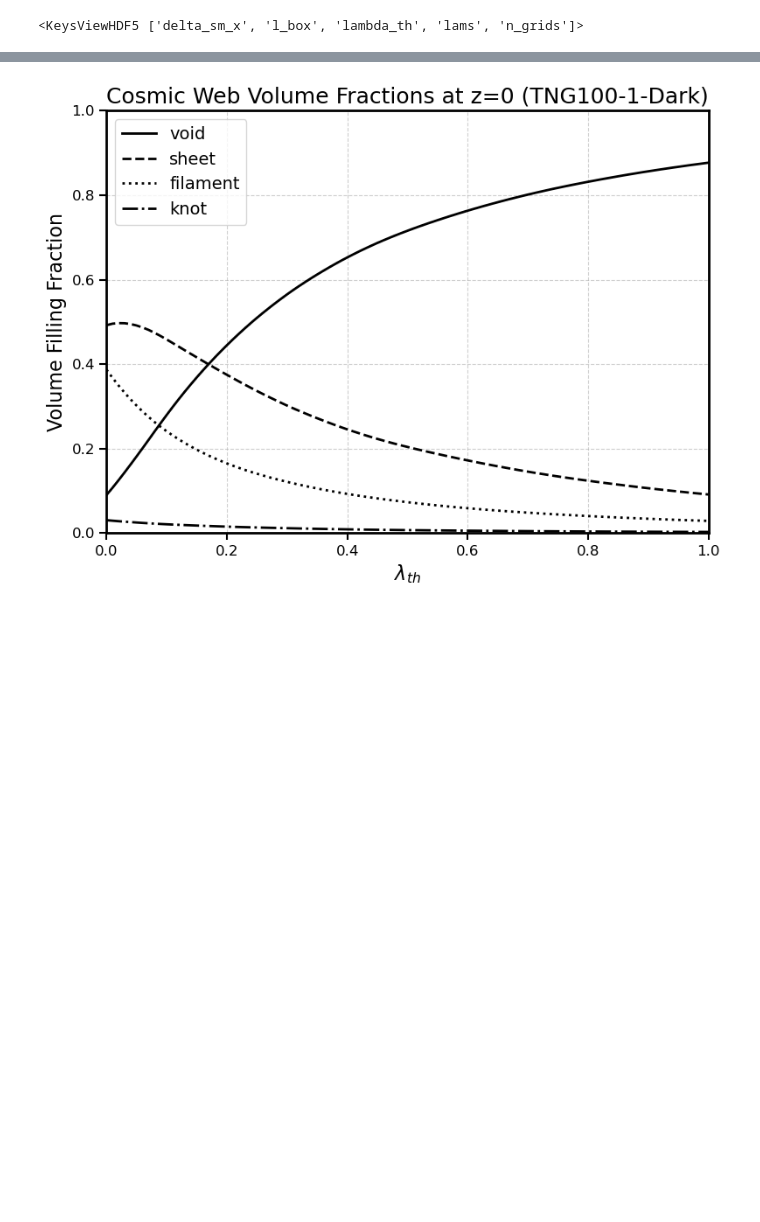
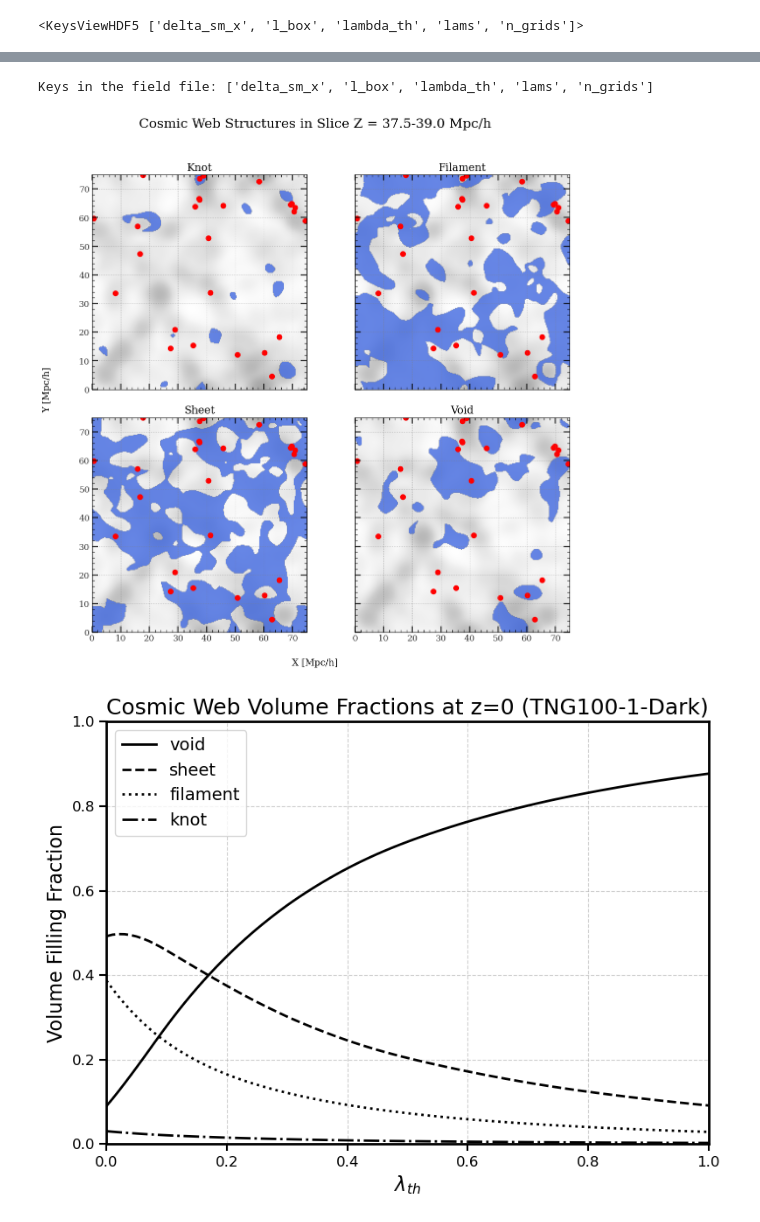
Before and after one commit to Phiyu/halo_web, a Jupyter notebook: docs/code_sample/tng100_theory/sample_check.ipynb, the cells around one changed output, grey strips where cells are left out. Saved outputs shown, nothing was run; the diff lists cells and outputs as text; code cells hidden in the pictures; blank space fills up the shorter version.

```diff
--- a/docs/code_sample/tng100_theory/sample_check.ipynb
+++ b/docs/code_sample/tng100_theory/sample_check.ipynb
@@ -133,3 +134,67 @@ plt.show()
+# %%
+slice_index = 128
+slice_thickness = 5
+
+with h5py.File(file_tidal_field, 'r', locking=False) as f:
+    print(f"Keys in the field file: {list(f.keys())}")
+    lams = f['lams'][:]
+    delta_sm_x = f['delta_sm_x'][:]
+    l_box = f['l_box'][()]
+    n_grids = f['n_grids'][()]
+    lambda_th = f['lambda_th'][()]
+
+
+web_type_grid = (lams > lambda_th).sum(axis=-1)
+slice_data_density = np.mean(delta_sm_x[:, :, slice_index : slice_index + slice_thickness], axis=2)
+
+with h5py.File(file_halo_sample, 'r') as f:
+    halo_pos = f['position'][:]
+    halo_mass = f['mass'][:]
+
+mass_cut = np.quantile(halo_mass, 0.95)
+massive_halos_pos = halo_pos[halo_mass > mass_cut]
+
+z_min = slice_index * l_box / n_grids
+z_max = (slice_index + slice_thickness) * l_box / n_grids
+in_slice_mask = (massive_halos_pos[:, 2] >= z_min) & (massive_halos_pos[:, 2] < z_max)
+halos_in_slice = massive_halos_pos[in_slice_mask]
+
+fig, axs = plt.subplots(2, 2, figsize=(12, 12), sharex=True, sharey=True)
+axs = axs.flatten()
+
+web_types = {
+    'Knot': 3,
+    'Filament': 2,
+    'Sheet': 1,
+    'Void': 0
+}
+
+for ax, (name, type_code) in zip(axs, web_types.items()):
+    mask = (web_type_grid == type_code)
+    slice_mask = mask[:, :, slice_index:slice_index + slice_thickness].any(axis=2)
+
+    ax.imshow((1 + slice_data_density).T, origin='lower', extent=[0, l_box, 0, l_box],
+              cmap='Greys', norm=colors.LogNorm(vmin=0.1, vmax=100), alpha=0.5)
+
+    cmap_web = colors.ListedColormap(['none', 'royalblue'])
+    ax.imshow(slice_mask.T, origin='lower', extent=[0, l_box, 0, l_box],
+                cmap=cmap_web, alpha=0.8)
+
+    ax.scatter(halos_in_slice[:, 0], halos_in_slice[:, 1],
+                facecolors='red', edgecolors='red', s=60, lw=1.0)
+
+    ax.set_title(name, fontsize=16)
+    ax.set_aspect('equal')
+
+fig.supxlabel('X [Mpc/h]', fontsize=14)
+fig.supylabel('Y [Mpc/h]', fontsize=14)
+fig.suptitle(f'Cosmic Web Structures in Slice Z = {z_min:.1f}-{z_max:.1f} Mpc/h', fontsize=20)
+
+plt.tight_layout(rect=[0, 0, 1, 0.96])
+plt.show()
+# %% [output]
+Keys in the field file: ['delta_sm_x', 'l_box', 'lambda_th', 'lams', 'n_grids']
+[figure, added]
 # %%
 # plot vff vs lambda_th
 
```
Also changed, not shown: parts of 3 cells of this notebook, 2 other files.
